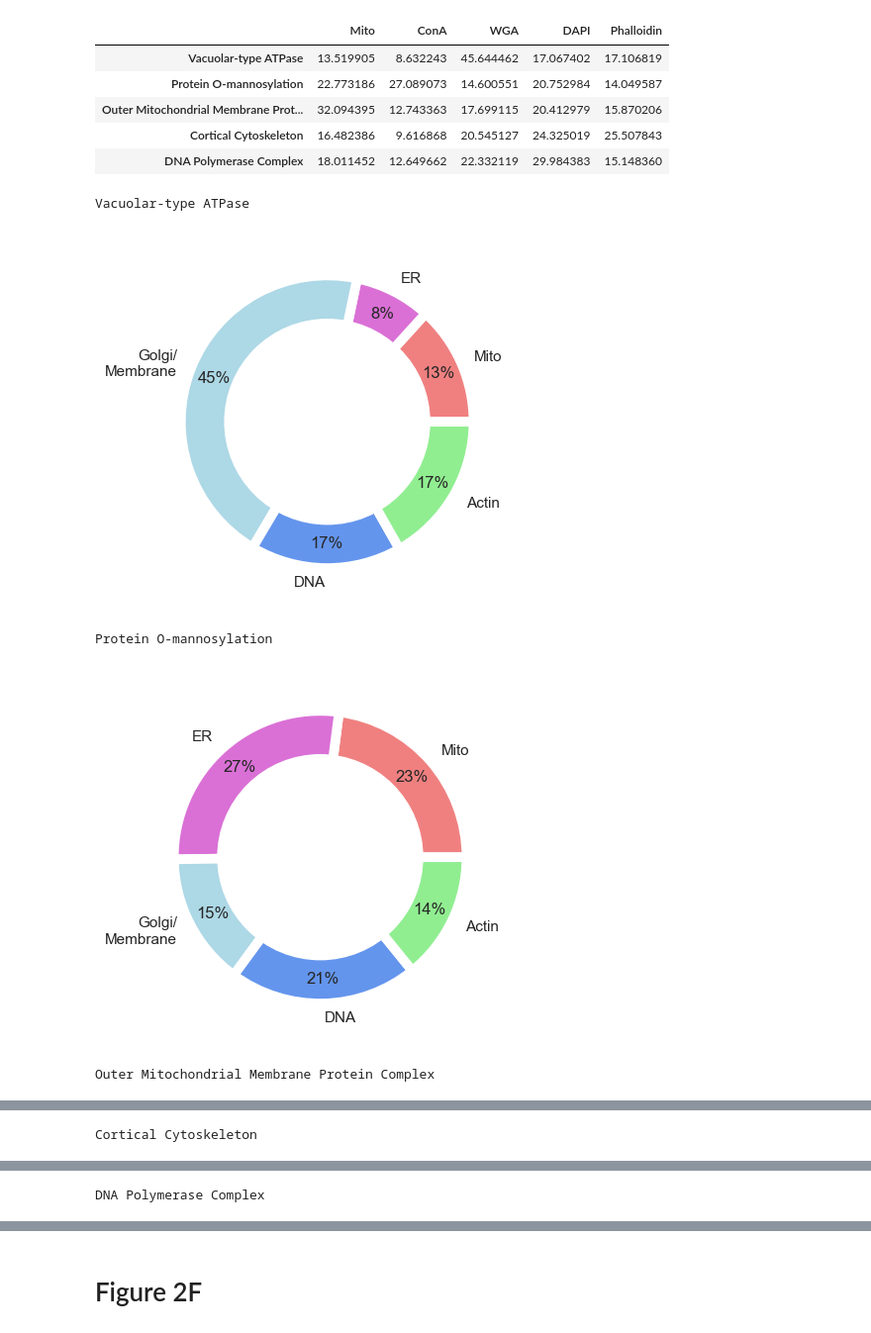
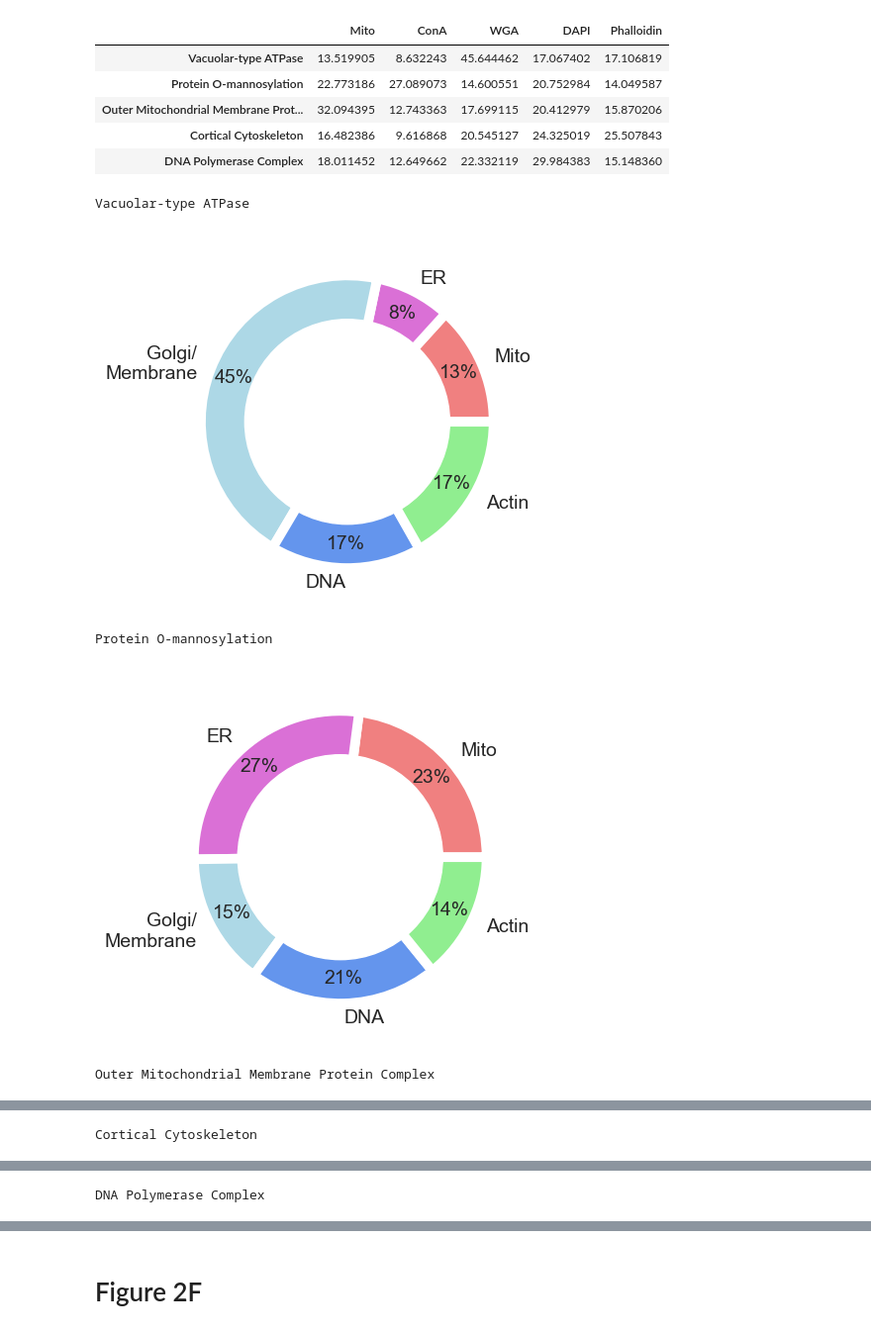
Before and after one commit to broadinstitute/2022_PERISCOPE, a Jupyter notebook: 2_A549_WGS_Summary/Figure_2.ipynb, the cells around one changed output, grey strips where cells are left out. Shown at 99% size. Cells and saved outputs as stored; diff of their text form; code cells hidden in the pictures.

```diff
--- a/2_A549_WGS_Summary/Figure_2.ipynb
+++ b/2_A549_WGS_Summary/Figure_2.ipynb
@@ -531,32 +531,33 @@ data
 # %%
 # Plot fraction of features per compartments for Fig 2E
 for group in list(data.index):
     print(group)
     group_name = group.replace(' ','_')
     names = ['Mito','ER', 'Golgi/\nMembrane', 'DNA','Actin']
     size = data.loc[group].values
 
     # Create a circle at the center of the plot
     my_circle = plt.Circle( (0,0), 0.7, color='white')
 
     # Custom wedges
     plt.pie(size,
             labels=names,
             wedgeprops = { 'linewidth' : 7, 'edgecolor' : 'white' },
             colors = ['lightcoral','orchid','lightblue','cornflowerblue','lightgreen'],
             autopct='%1.0f%%',
-            pctdistance=0.83)
+            pctdistance=0.83,
+            textprops={'fontsize': 14})
     p = plt.gcf()
     p.gca().add_artist(my_circle)
     plt.savefig(os.path.join(output_folder,'figure_panels',f'Fig2E_A549_fraction_features_per_compartments_{group_name}.png'),
                 dpi=300,
                 facecolor='w',
                 edgecolor='w',
                 bbox_inches='tight')
     plt.show()
 # %% [output]
 Vacuolar-type ATPase
-[figure, old version]
+[figure, new version]
 Protein O-mannosylation
-[figure, old version]
+[figure, new version]
 Outer Mitochondrial Membrane Protein Complex
```
Also changed, not shown: parts of 5 cells of this notebook, 32 other files.
